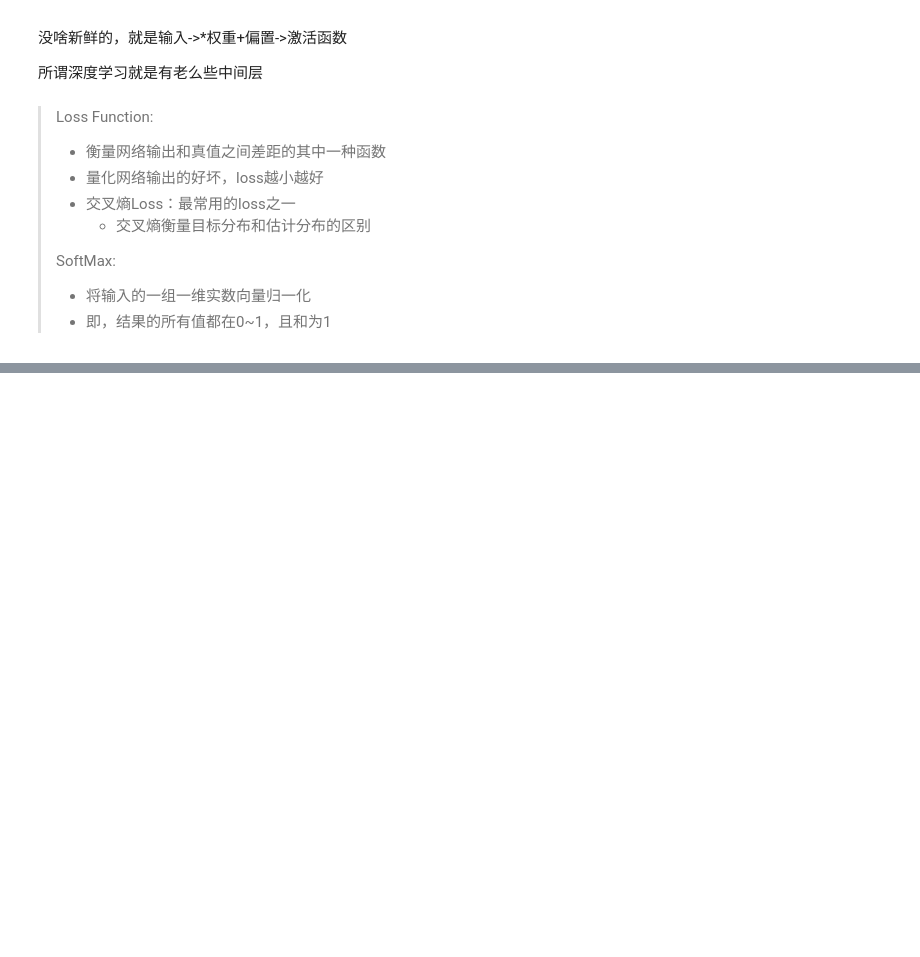
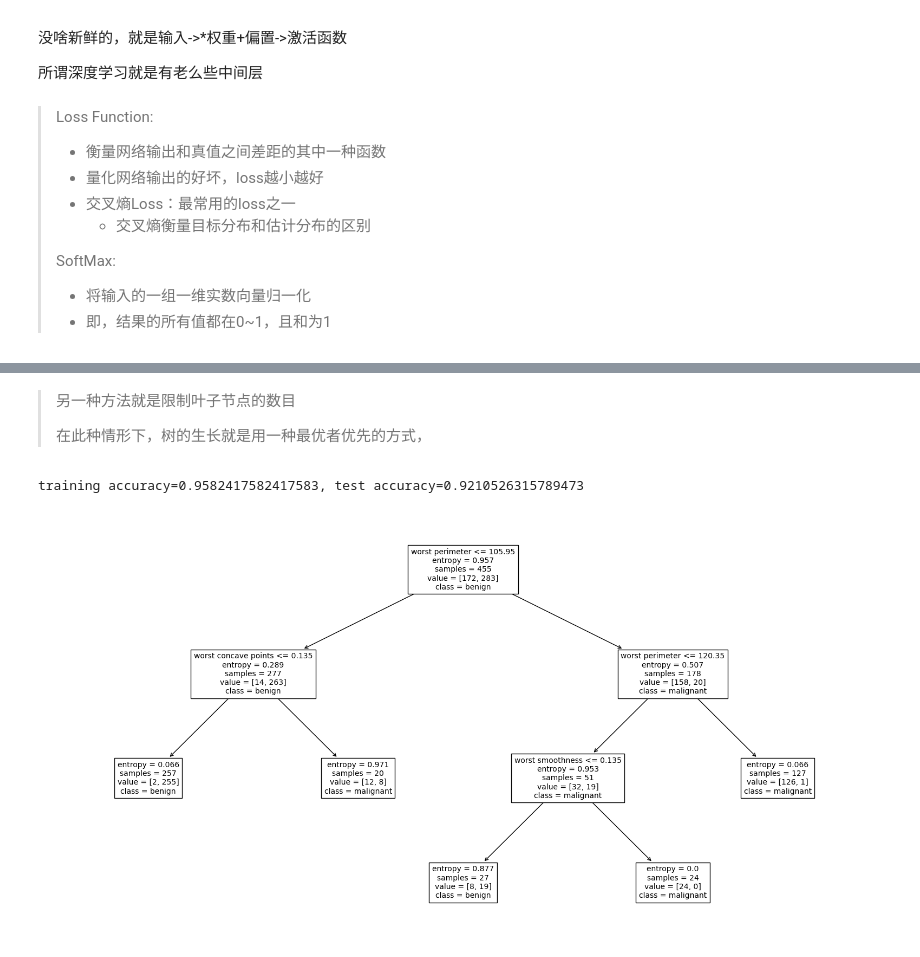
Before and after one commit to Vehshanaan/AI_Review_Material, a Jupyter notebook: Notebooks/Week16_.ipynb, the cells around one changed output, grey strips where cells are left out. Cells and saved outputs as stored; diff of their text form; code cells hidden in the pictures; blank space fills up the shorter version.

```diff
--- a/Notebooks/Week16_.ipynb
+++ b/Notebooks/Week16_.ipynb
@@ -196,0 +362,22 @@ print(mcp(3,2))
+# %% [markdown]
+> 另一种方法就是限制叶子节点的数目
+>
+> 在此种情形下，树的生长就是用一种最优者优先的方式，
+# %%
+# 将叶子节点数量限制为5个：
+dt3=tree.DecisionTreeClassifier(criterion='entropy',max_leaf_nodes=5)
+model3=dt3.fit(Xtr, Ytr)
+
+Ypredtr=model3.predict(Xtr)
+Ypredtest=model3.predict(Xtest)
+
+accuracytr=metrics.accuracy_score(Ytr,Ypredtr)
+accuracytest=metrics.accuracy_score(Ytest,Ypredtest)
+print(f'training accuracy={accuracytr}, test accuracy={accuracytest}')
+
+plt.figure()
+tree.plot_tree(model3,feature_names=features,class_names=classes,fontsize=10)
+plt.show()
+# %% [output]
+training accuracy=0.9582417582417583, test accuracy=0.9210526315789473
+[figure, added]
```
Also changed, not shown: parts of 31 cells of this notebook.
